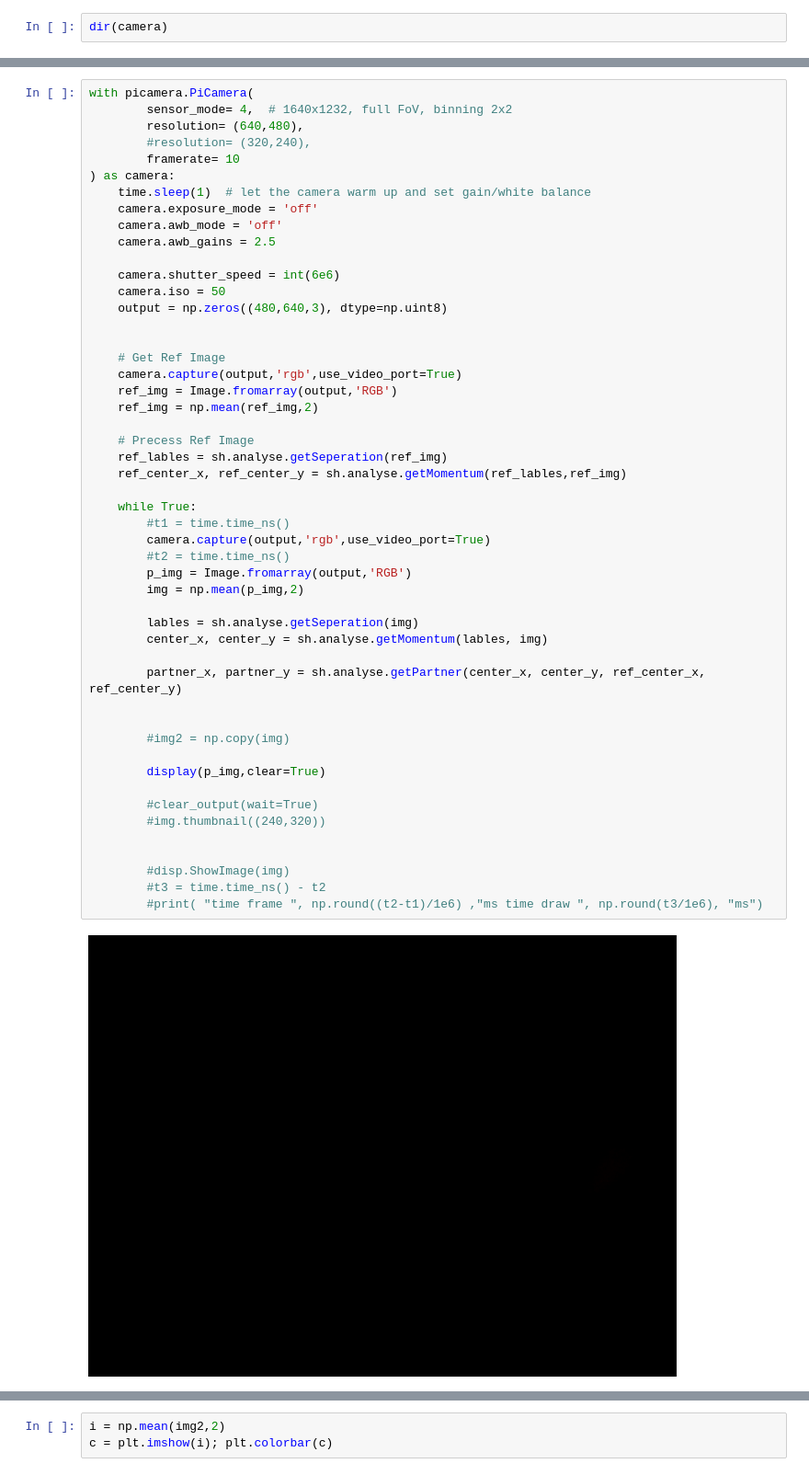
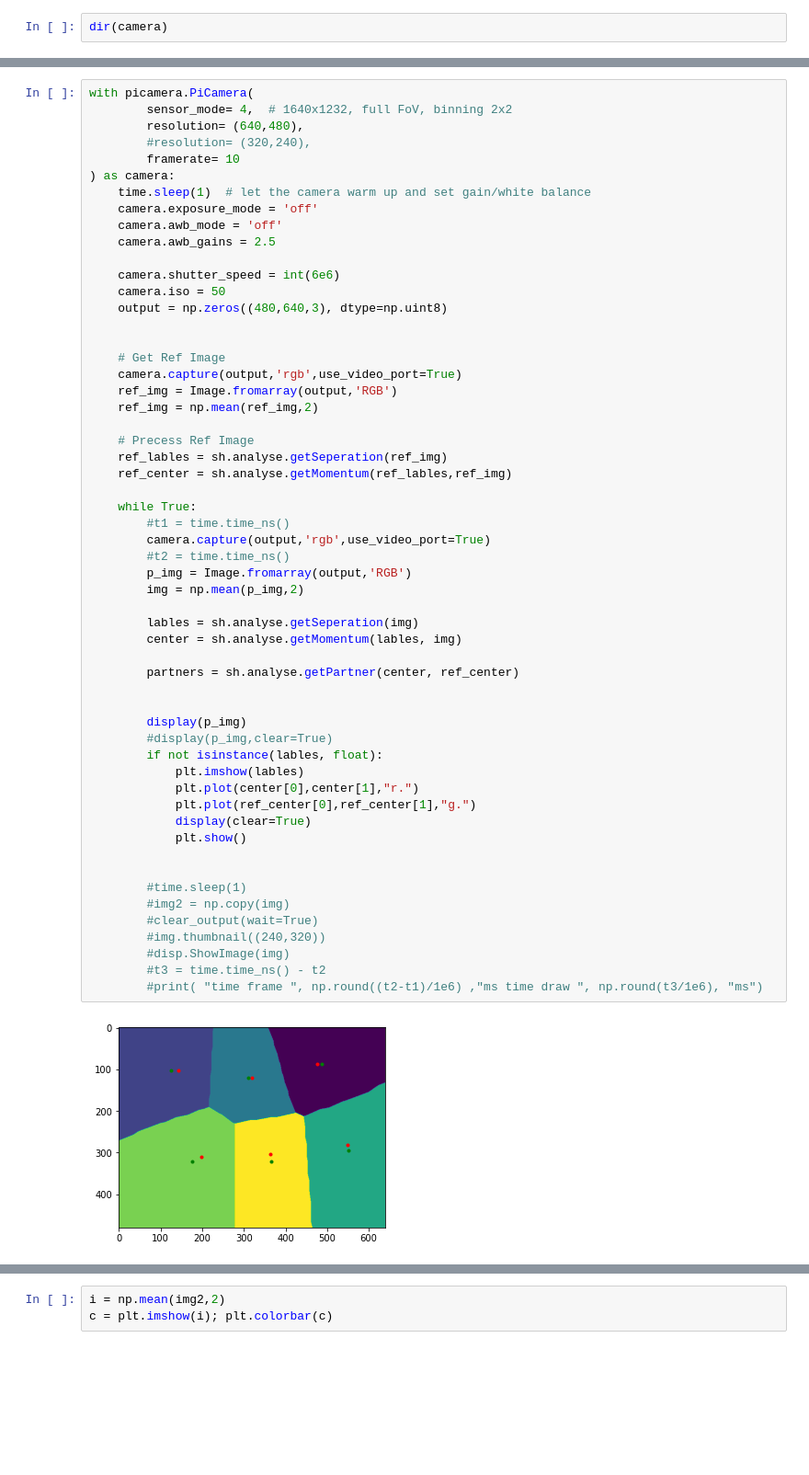
Before and after one commit to hajanssen/pi-shack-hartmann-sensor, a Jupyter notebook: src/dev/integration_#3_camera_live.ipynb, the cells around one changed output, grey strips where cells are left out. Shown at 92% size. Saved outputs shown, nothing was run; the diff lists cells and outputs as text; blank space fills up the shorter version.

Commit message:
adde contunus analyses in notebook, change function to work with bad input

```diff
--- a/src/dev/integration_#3_camera_live.ipynb
+++ b/src/dev/integration_#3_camera_live.ipynb
@@ -75,39 +170,45 @@ with picamera.PiCamera(
     camera.iso = 50
     output = np.zeros((480,640,3), dtype=np.uint8)
 
 
     # Get Ref Image
     camera.capture(output,'rgb',use_video_port=True)
     ref_img = Image.fromarray(output,'RGB')
     ref_img = np.mean(ref_img,2)
 
     # Precess Ref Image
     ref_lables = sh.analyse.getSeperation(ref_img)
-    ref_center_x, ref_center_y = sh.analyse.getMomentum(ref_lables,ref_img)
+    ref_center = sh.analyse.getMomentum(ref_lables,ref_img)
 
     while True:
         #t1 = time.time_ns()
         camera.capture(output,'rgb',use_video_port=True)
         #t2 = time.time_ns()
         p_img = Image.fromarray(output,'RGB')
         img = np.mean(p_img,2)
 
         lables = sh.analyse.getSeperation(img)
-        center_x, center_y = sh.analyse.getMomentum(lables, img)
+        center = sh.analyse.getMomentum(lables, img)
 
-        partner_x, partner_y = sh.analyse.getPartner(center_x, center_y, ref_center_x, ref_center_y)
+        partners = sh.analyse.getPartner(center, ref_center)
 
 
+        display(p_img)
+        #display(p_img,clear=True)
+        if not isinstance(lables, float):
+            plt.imshow(lables)
+            plt.plot(center[0],center[1],"r.")
+            plt.plot(ref_center[0],ref_center[1],"g.")
+            display(clear=True)
+            plt.show()
+
+
+        #time.sleep(1)
         #img2 = np.copy(img)
-
-        display(p_img,clear=True)
-
         #clear_output(wait=True)
         #img.thumbnail((240,320))
-
-
         #disp.ShowImage(img)
         #t3 = time.time_ns() - t2
         #print( "time frame ", np.round((t2-t1)/1e6) ,"ms time draw ", np.round(t3/1e6), "ms")
 # %% [output]
-[figure, old version]
+[figure, new version]
```
Also changed, not shown: parts of 21 cells of this notebook, 3 other files.
